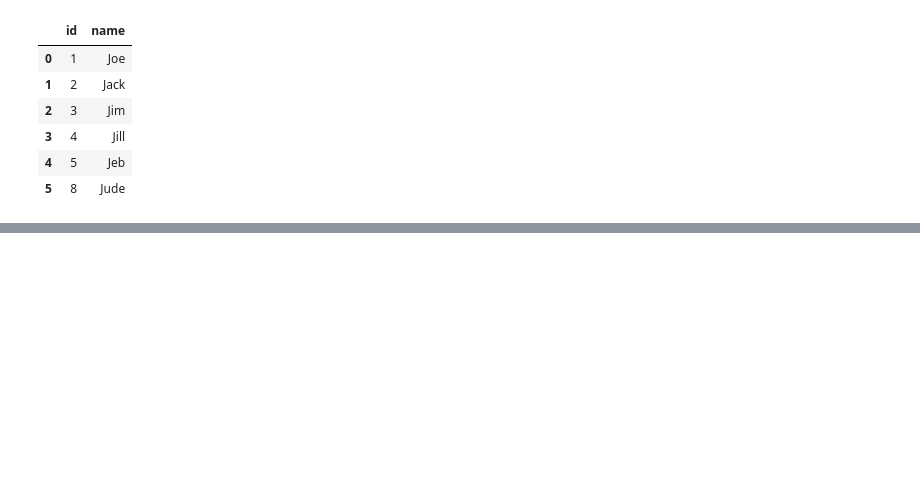
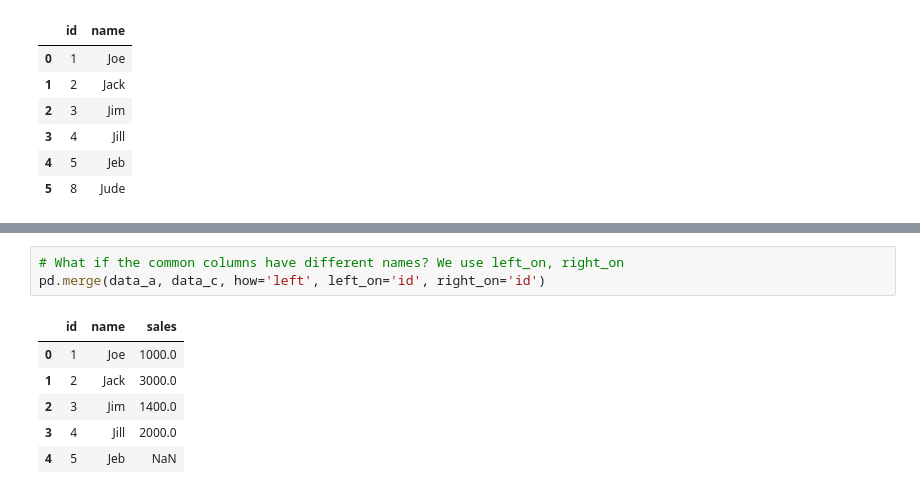
Before and after one commit to alexismenanieves/Pandas_Practice, a Jupyter notebook: Pandas_Practice_Notebook.ipynb, the cells around one changed output, grey strips where cells are left out. Saved outputs shown, nothing was run; the diff lists cells and outputs as text; blank space fills up the shorter version.

```diff
--- a/Pandas_Practice_Notebook.ipynb
+++ b/Pandas_Practice_Notebook.ipynb
@@ -535,0 +570,10 @@ data_a.append(my_row, ignore_index=True)
+# %%
+# What if the common columns have different names? We use left_on, right_on
+pd.merge(data_a, data_c, how='left', left_on='id', right_on='id')
+# %% [output]
+|  | id | name | sales |
+| 0 | 1 | Joe | 1000.0 |
+| 1 | 2 | Jack | 3000.0 |
+| 2 | 3 | Jim | 1400.0 |
+| 3 | 4 | Jill | 2000.0 |
+| 4 | 5 | Jeb | NaN |
```
Also changed, not shown: parts of 4 cells of this notebook.
